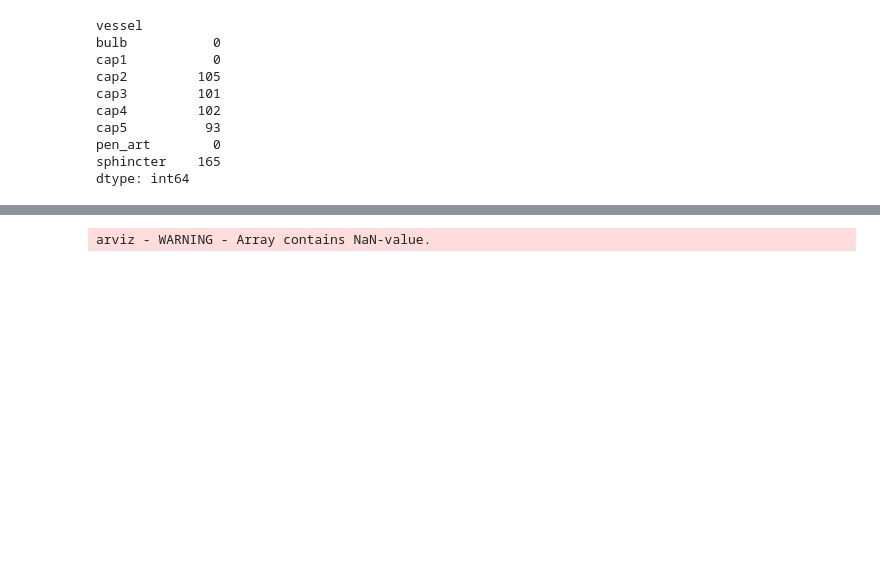
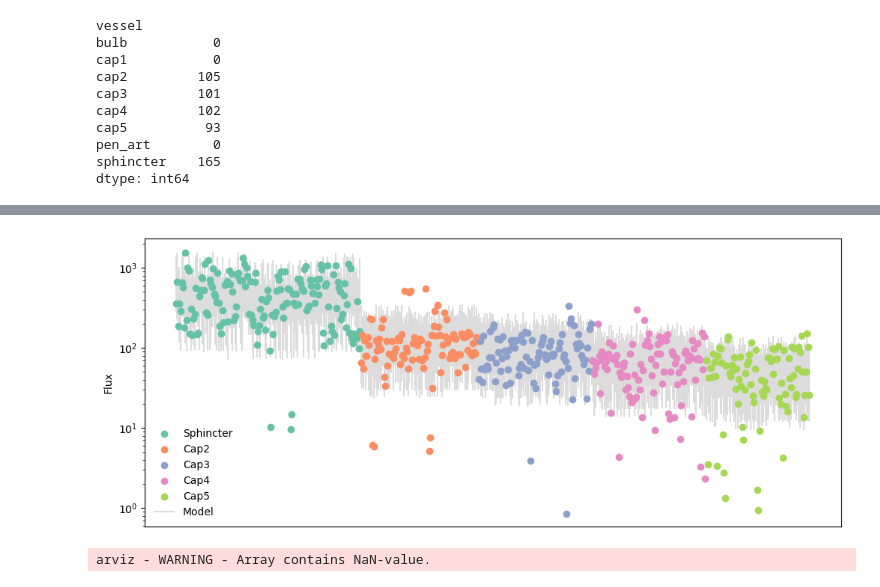
Before and after one commit to teddygroves/sphincter, a Jupyter notebook: sphincter/Supporting figures.ipynb, the cells around one changed output, grey strips where cells are left out. Saved outputs shown, nothing was run; the diff lists cells and outputs as text; code cells hidden in the pictures; blank space fills up the shorter version.

```diff
--- a/sphincter/Supporting figures.ipynb
+++ b/sphincter/Supporting figures.ipynb
@@ -336,3 +364,17 @@ dtype: int64
+# %%
+catcol = "vessel_type"
+f, ax = plt.subplots(figsize=[12, 5])
+plot_obs(ax, msts_f4_flux["flux"], cat=msts_f4_flux[catcol])
+plot_predictive(ax, idata_f4_basic_flux.posterior_predictive["yrep"], cat=msts_f4_flux[catcol], zorder=-1, label="model")
+ax.set(ylabel="Flux")
+ax.set_xticks([])
+handles, labels = plt.gca().get_legend_handles_labels()
+by_label = dict(zip(map(format_name, labels), handles))
+ax.legend(by_label.values(), by_label.keys(), frameon=False)
+ax.semilogy()
+save_figure(f, "supporting-f4-ppc-flux")
+# %% [output]
+[figure, added]
 # %%
 speed_comp = az.compare({"big": idata_f4_big_speed, "basic": idata_f4_basic_speed})
 flux_comp = az.compare({"big": idata_f4_big_flux, "basic": idata_f4_basic_flux})
```
Also changed, not shown: parts of 7 cells of this notebook, 30 other files.
